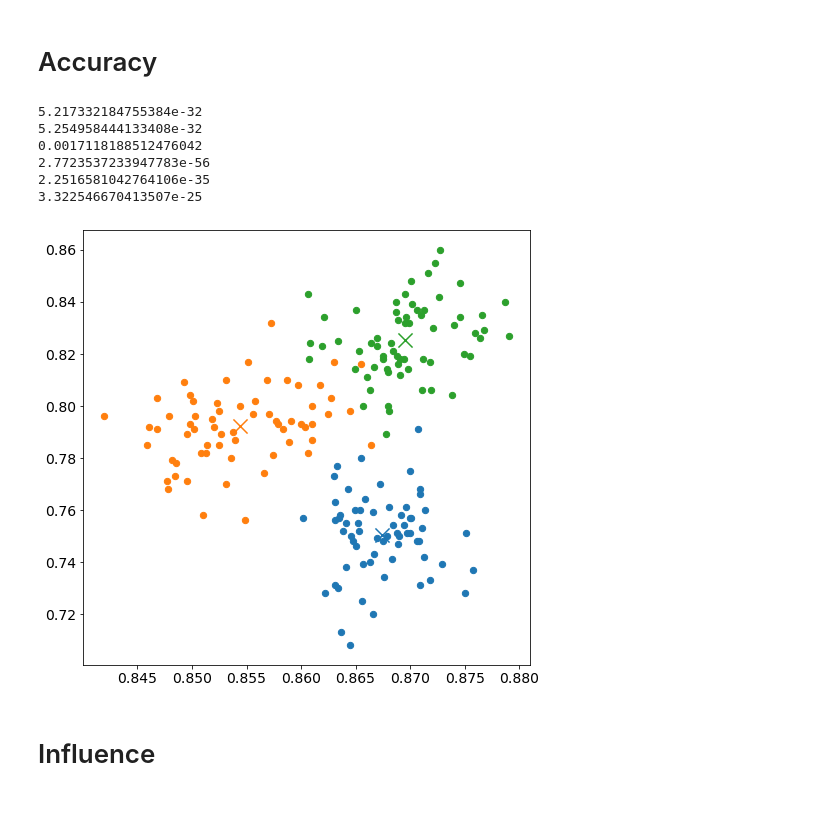
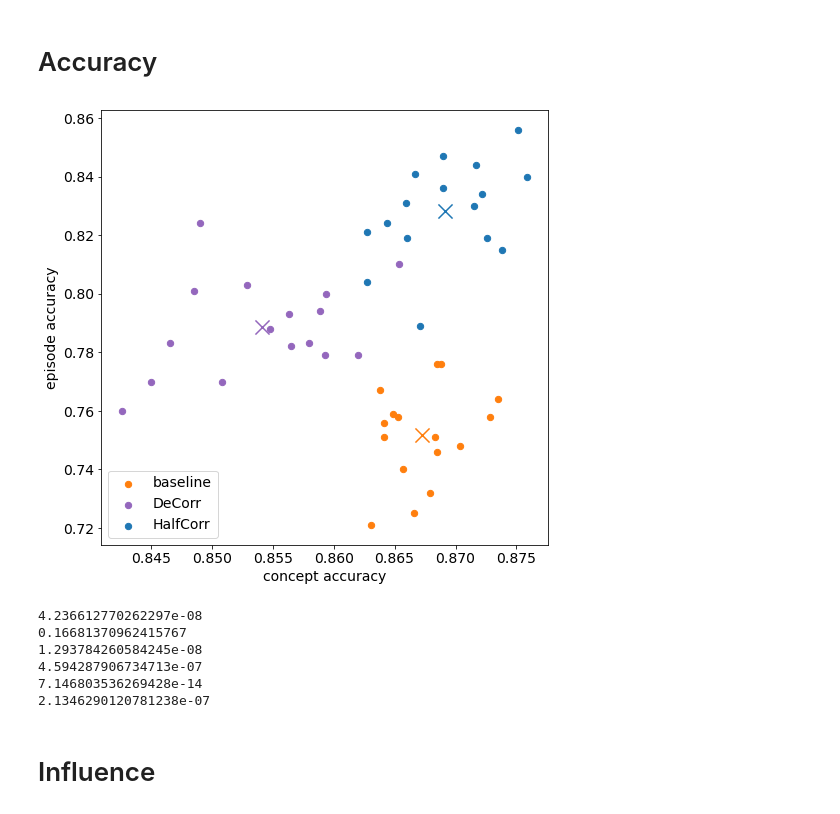
Before and after one commit to louiskang-group/kang-2024-examples-concepts, a Jupyter notebook: ml/2tasks.ipynb, the cells around one changed output. Cells and saved outputs as stored; diff of their text form; code cells hidden in the pictures.

```diff
--- a/ml/2tasks.ipynb
+++ b/ml/2tasks.ipynb
@@ -98,22 +98,24 @@ tensor([13,  5, 14, 10,  4, 17,  8,  9, 16,  2,  8, 15])
 HIDDEN_SIZE = 100
 CLASS_SIZE = 100
 BATCH_SIZE = 50
-NUM_EPISODES = 10
+NUM_SETS = 10
 
 DECORR_STRENGTH = 0.5
-NUM_REPLICATES = 64
+NUM_REPLICATES = 16
 decorr_criteria = itertools.chain.from_iterable((
     itertools.repeat(None, NUM_REPLICATES),
     itertools.repeat(ml.decorr_criterion, NUM_REPLICATES),
     itertools.repeat(ml.halfcorr_criterion, NUM_REPLICATES)
 ))
 
+# Evaluate digit classification performance with held-out test data and save test
+# activations and outputs.
 MODE = ['testval', 'testsave']
 
 train_dataset = (
     ml.RelabeledSubset,
     dict(dataset=raw_train_dataset, class_size=CLASS_SIZE,
-         target2_config=NUM_EPISODES, transform=transform)
+         target2_config=NUM_SETS, transform=transform)
 )
 test_dataset = (
     ml.RelabeledSubset,
@@ -124,7 +126,7 @@ test_dataset = (
 model = (
     ml.TwoTargetMLP,
     dict(hidden_size=HIDDEN_SIZE,
-         target1_size=10, target2_size=NUM_EPISODES,
+         target1_size=10, target2_size=NUM_SETS,
          nonlinearity1=nn.Tanh(), nonlinearity2=nn.Tanh())
 )
 
@@ -263,30 +263,39 @@ episode_targets = np.array([result[6][1] for result in results])
 # %%
 class_accuracies = test_accuracies[:,-1,0].reshape(-1, NUM_REPLICATES)
-episode_accuracies = test_accuracies[:,-1,1].reshape(-1, NUM_REPLICATES)
+set_accuracies = test_accuracies[:,-1,1].reshape(-1, NUM_REPLICATES)
 
 mean_class_accs = class_accuracies.mean(-1)
-mean_episode_accs = episode_accuracies.mean(-1)
+mean_set_accs = set_accuracies.mean(-1)
 
 fig, ax = plt.subplots(figsize=(8, 8))
-colors = ('tab:blue', 'tab:orange', 'tab:green')
-for accs1, accs2, color in zip(class_accuracies, episode_accuracies, colors):
-    ax.scatter(accs1, accs2, s=40, color=color)
-for accs1, accs2, color in zip(mean_class_accs, mean_episode_accs, colors):
+labels = ('baseline', 'DeCorr', 'HalfCorr')
+colors = ('tab:orange', 'tab:purple', 'tab:blue')
+# individual values as points
+for accs1, accs2, color, label \
+in zip(class_accuracies, set_accuracies, colors, labels):
+    ax.scatter(accs1, accs2, s=40, color=color, label=label)
+# means as x's
+for accs1, accs2, color, label \
+in zip(mean_class_accs, mean_set_accs, colors, labels):
     ax.scatter(accs1, accs2, s=200, marker="x", color=color)
+ax.set_xlabel("concept accuracy")
+ax.set_ylabel("episode accuracy")
+ax.legend(loc="lower left")
+plt.show()
 
 print(stats.ttest_ind(class_accuracies[0], class_accuracies[1]).pvalue)
-print(stats.ttest_ind(episode_accuracies[0], episode_accuracies[1]).pvalue)
 print(stats.ttest_ind(class_accuracies[0], class_accuracies[2]).pvalue)
-print(stats.ttest_ind(episode_accuracies[0], episode_accuracies[2]).pvalue)
 print(stats.ttest_ind(class_accuracies[1], class_accuracies[2]).pvalue)
-print(stats.ttest_ind(episode_accuracies[1], episode_accuracies[2]).pvalue)
+print(stats.ttest_ind(set_accuracies[0], set_accuracies[1]).pvalue)
+print(stats.ttest_ind(set_accuracies[0], set_accuracies[2]).pvalue)
+print(stats.ttest_ind(set_accuracies[1], set_accuracies[2]).pvalue)
 # %% [output]
+[figure, new version]
-5.217332184755384e-32
-5.254958444133408e-32
-0.0017118188512476042
-2.7723537233947783e-56
-2.2516581042764106e-35
-3.322546670413507e-25
+4.236612770262297e-08
+0.16681370962415767
+1.293784260584245e-08
+4.594287906734713e-07
+7.146803536269428e-14
+2.1346290120781238e-07
-[figure, old version]
 # %% [markdown]
 # Influence
```
Also changed, not shown: parts of 23 cells of this notebook, 16 other files.
